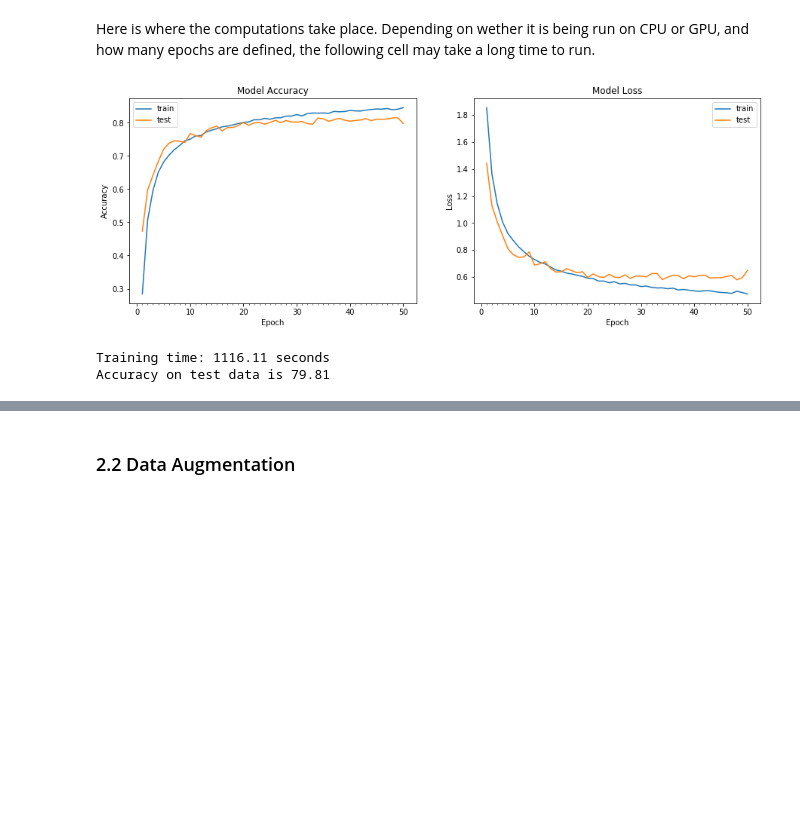
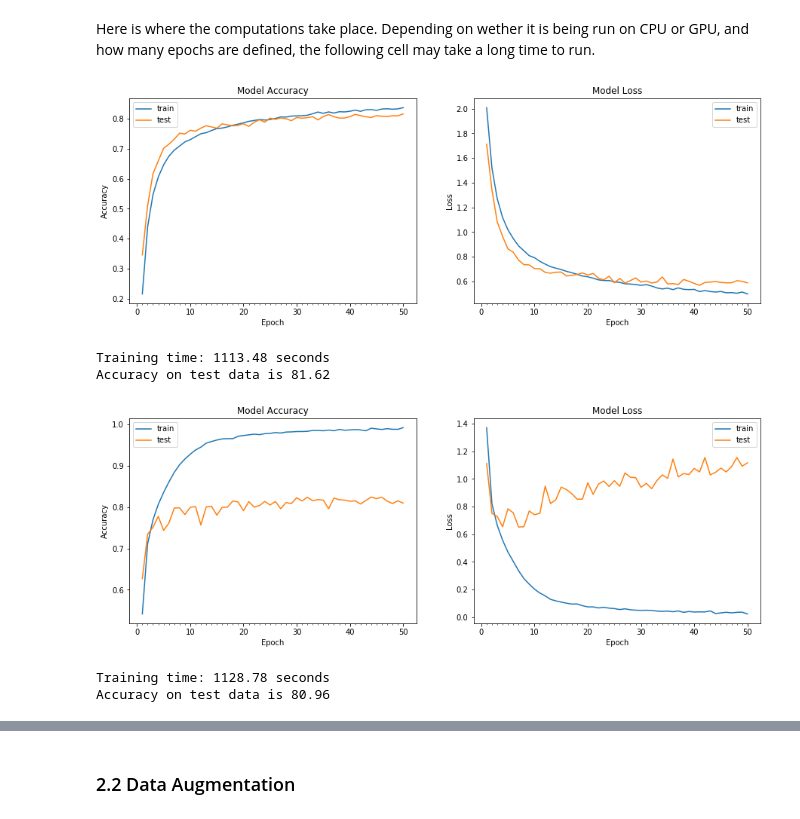
Before and after one commit to ruidbras/Cifar10-TensorFlow, a Jupyter notebook: Cifar10 Tensorflow.ipynb, the cells around one changed output, grey strips where cells are left out. Cells and saved outputs as stored; diff of their text form; code cells hidden in the pictures; blank space fills up the shorter version.

```diff
--- a/Cifar10 Tensorflow.ipynb
+++ b/Cifar10 Tensorflow.ipynb
@@ -298,6 +461,8 @@ def accuracy(X_test, y_test, model):
 # %% [markdown]
 Here is where the computations take place. Depending on wether it is being run on CPU or GPU, and how many epochs are defined, the following cell may take a long time to run.
 # %%
+model = model1
+
 # Model Training
 start = time.time()
 model_info = model.fit(X_train, labels_train,
@@ -313,6 +478,27 @@ print('Training time: %0.2f seconds'%(end - start))
 # Compute test accuracy
 print('Accuracy on test data is %0.2f'%accuracy(X_test, labels_test, model))
 # %% [output]
-[figure, old version]
+[figure, new version]
-Training time: 1116.11 seconds
-Accuracy on test data is 79.81
+Training time: 1113.48 seconds
+Accuracy on test data is 81.62
+# %%
+model = model2
+
+# Model Training
+start = time.time()
+model_info = model.fit(X_train, labels_train,
+                       batch_size=64, epochs=50,
+                       validation_data = (X_test, labels_test),
+                       verbose=0)
+end = time.time()
+
+# Plot model history
+plot_model_history(model_info)
+print('Training time: %0.2f seconds'%(end - start))
+
+# Compute test accuracy
+print('Accuracy on test data is %0.2f'%accuracy(X_test, labels_test, model))
+# %% [output]
+[figure, added]
+Training time: 1128.78 seconds
+Accuracy on test data is 80.96
```
Also changed, not shown: parts of 14 cells of this notebook, 1 other file.
